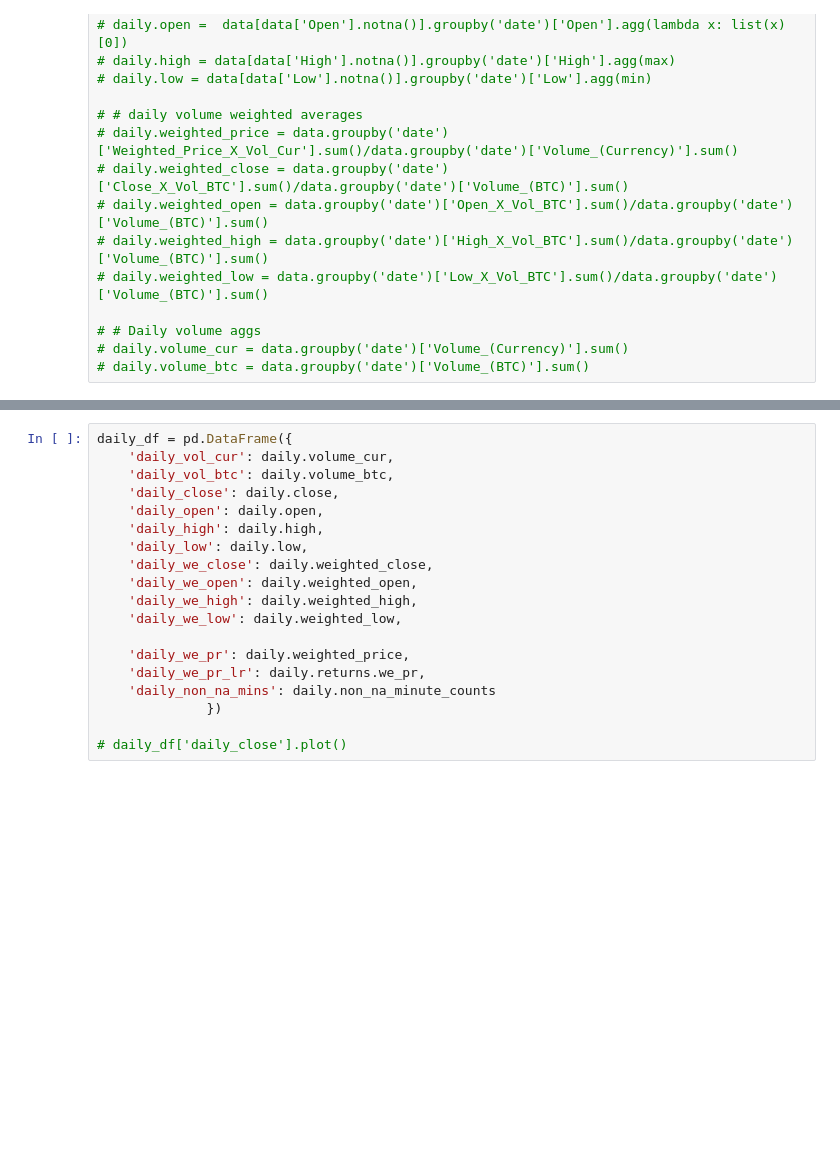
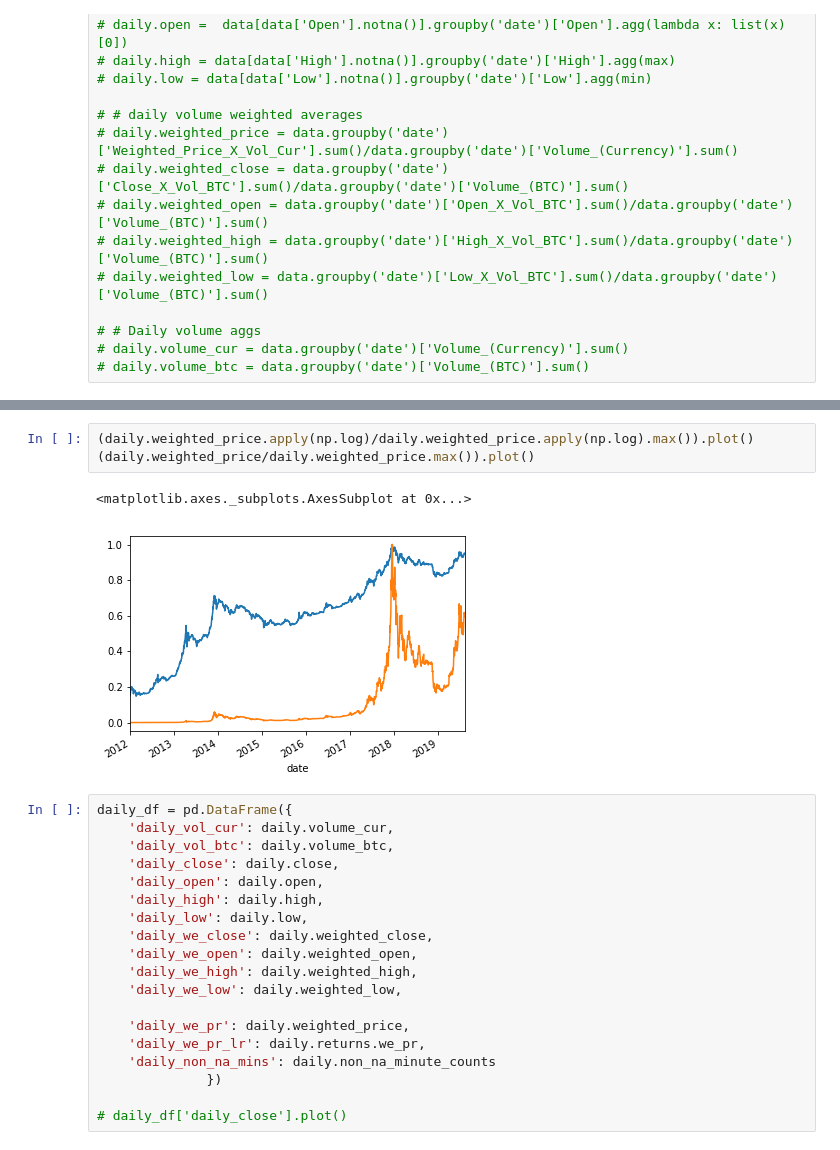
Before and after one commit to yigitmertol/Time_Series_Forecasting, a Jupyter notebook: BitStamp/Bitstamp_1min.ipynb, the cells around one changed output, grey strips where cells are left out. Drawn from its saved outputs; the diff is of its cells as text; blank space fills up the shorter version.

```diff
--- a/BitStamp/Bitstamp_1min.ipynb
+++ b/BitStamp/Bitstamp_1min.ipynb
@@ -143,3 +141,9 @@ daily = pd.read_pickle('./daily_simple_aggs.pkl')
+# %%
+(daily.weighted_price.apply(np.log)/daily.weighted_price.apply(np.log).max()).plot()
+(daily.weighted_price/daily.weighted_price.max()).plot()
+# %% [output]
+<matplotlib.axes._subplots.AxesSubplot at 0x...>
+[figure, added]
 # %%
 daily_df = pd.DataFrame({
     'daily_vol_cur': daily.volume_cur,
```
Also changed, not shown: parts of 13 cells of this notebook, 13 other files.
